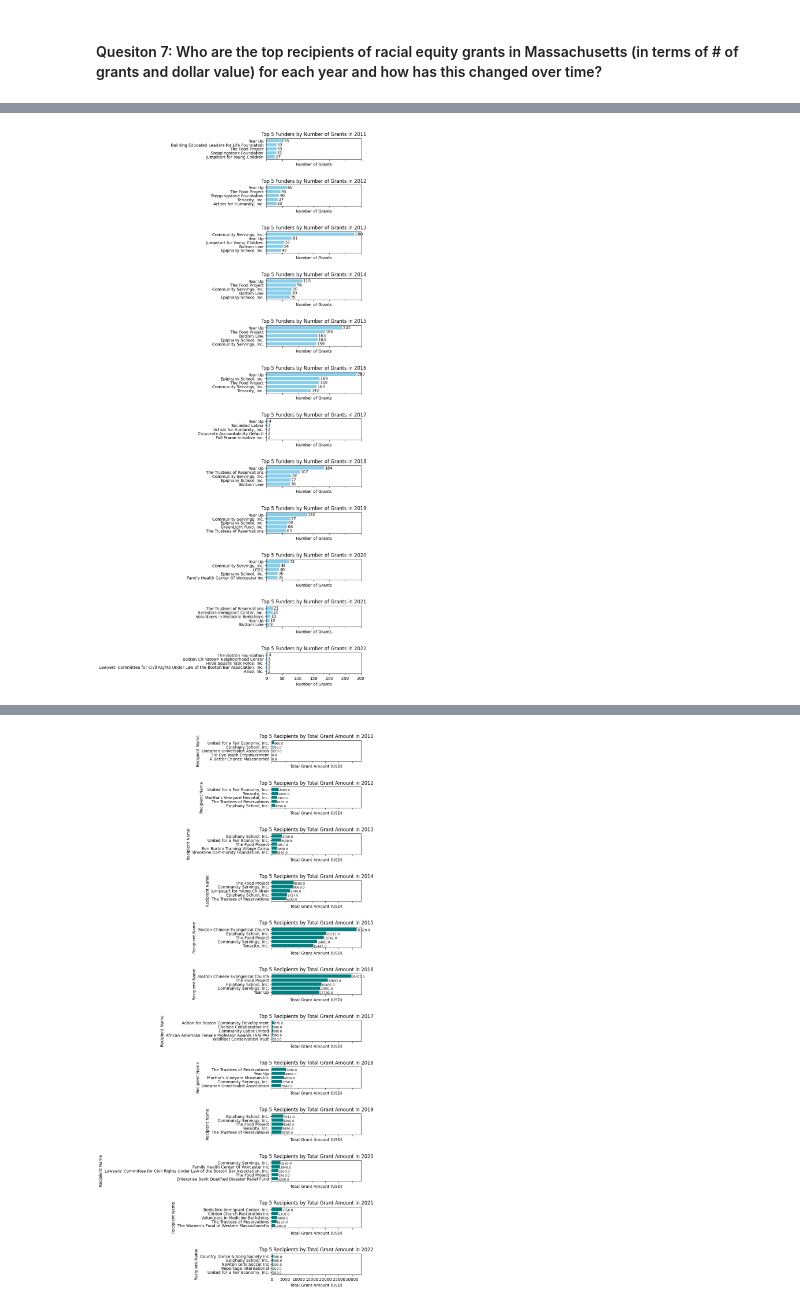
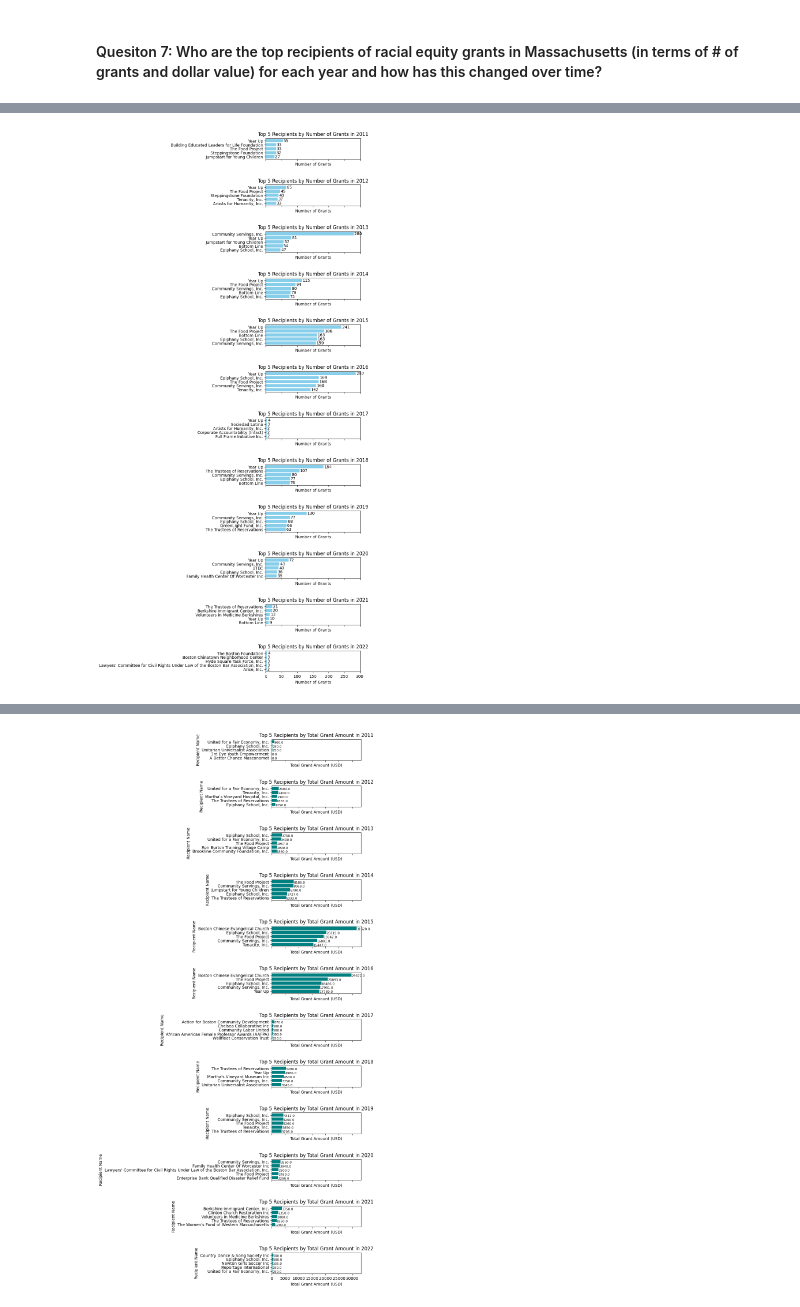
Before and after one commit to BU-Spark/ds-ncf-charitable-giving, a Jupyter notebook: su24-cleanup/EDA.ipynb, the cells around one changed output, grey strips where cells are left out. Cells and saved outputs as stored; diff of their text form; code cells hidden in the pictures.

```diff
--- a/su24-cleanup/EDA.ipynb
+++ b/su24-cleanup/EDA.ipynb
@@ -260,33 +268,33 @@ print(top_recipients_by_year)
 # %%
 # Sort the data within each year group to ensure it's in order from highest to lowest
 top_recipients_by_year.sort_values(by=['Grant Fiscal Year', 'Number of Grants'], ascending=[True, False], inplace=True)
 
 # Create a figure and a set of subplots
 fig, axes = plt.subplots(nrows=len(top_recipients_by_year['Grant Fiscal Year'].unique()), figsize=(10, 20), sharex=True)
 
 # Ensure axes is an array, even if there's only one year
 axes = axes.flatten() if len(top_recipients_by_year['Grant Fiscal Year'].unique()) > 1 else [axes]
 
 # Loop through each year and plot data
 for ax, (year, group) in zip(axes, top_recipients_by_year.groupby('Grant Fiscal Year')):
     bars = ax.barh(group['Grant Recipient Name'], group['Number of Grants'], color='skyblue')
-    ax.set_title(f"Top 5 Funders by Number of Grants in {year}")
+    ax.set_title(f"Top 5 Recipients by Number of Grants in {year}")
     ax.set_xlabel('Number of Grants')
     ax.invert_yaxis()  # Invert y-axis to have the funder with the most grants on top
 
     # Add text annotations to the bars
     for bar in bars:
         width = bar.get_width()
         label_x_pos = width + 2  # Adjust this value to move the label left or right
         ax.text(label_x_pos, bar.get_y() + bar.get_height() / 2, s=f'{width}', va='center')
 
 # Add some spacing between plots
 plt.tight_layout(pad=3.0)
-# plt.savefig('Top 5 Recipients by Total Number of Grants by Year.png')
+plt.savefig('Top 5 Recipients by Total Number of Grants by Year.png')
 
 plt.show()
 # %% [output]
-[figure, old version]
+[figure, new version]
 # %%
 # In terms of dollar value
 
```
Also changed, not shown: parts of 10 cells of this notebook, 9 other files.
